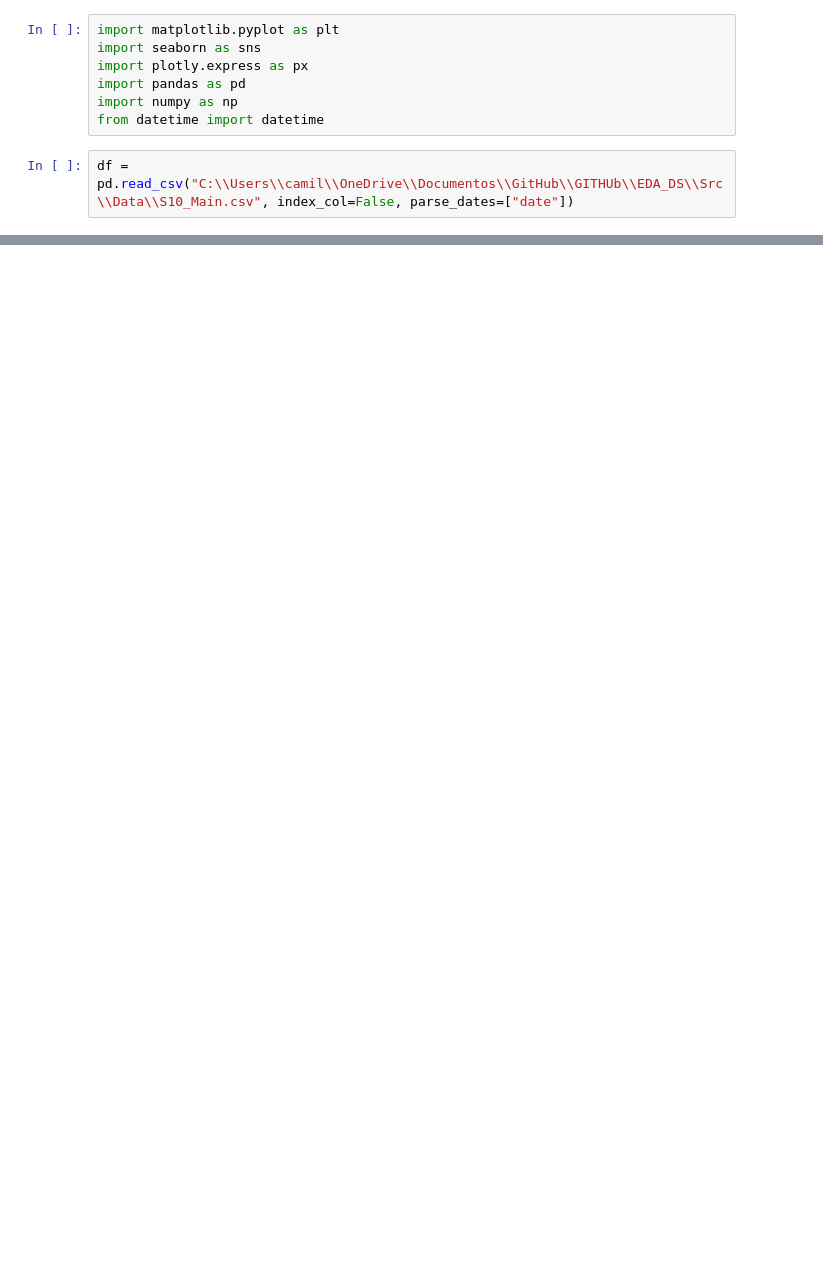
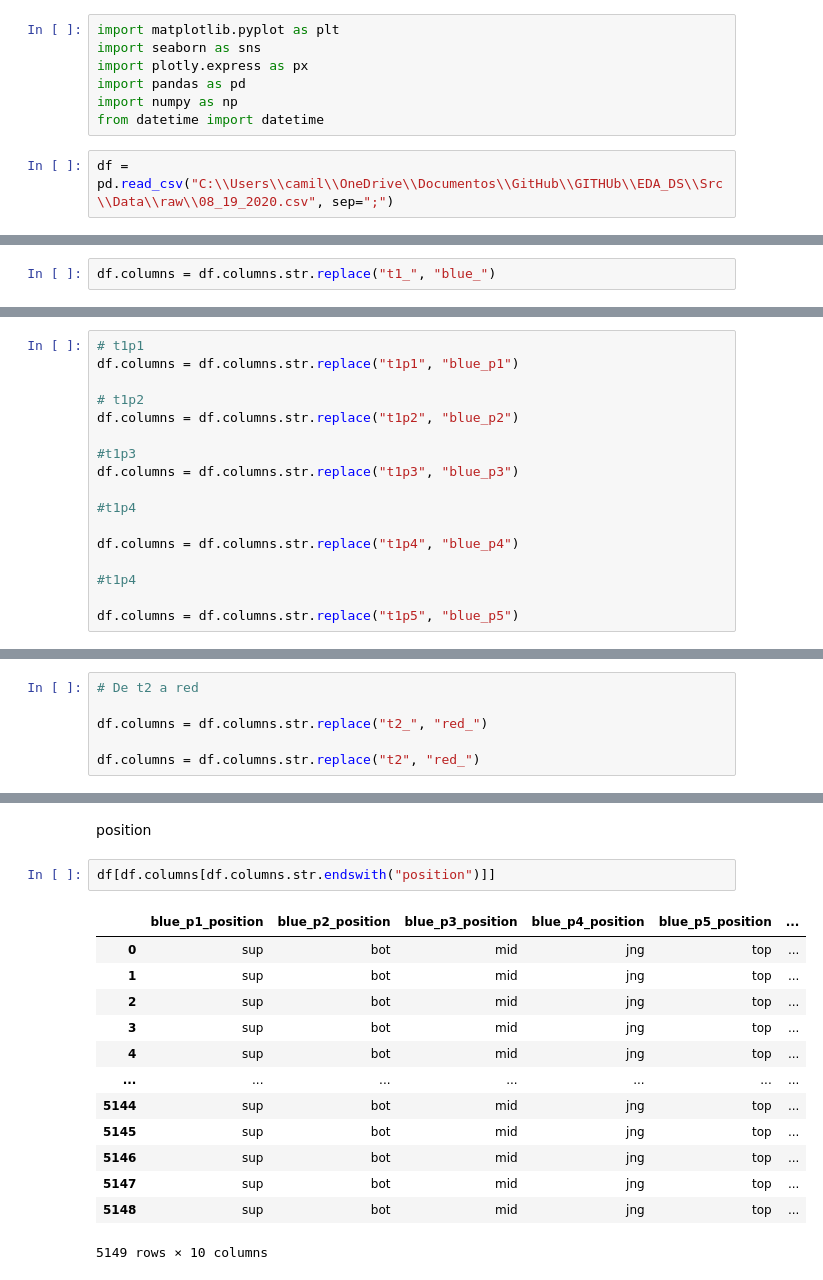
Before and after one commit to CamiloAPB/EDA_DS, a Jupyter notebook: Src/Notebooks/Prueba_funciones_clases.ipynb, the cells around one changed output, grey strips where cells are left out. Cells and saved outputs as stored; diff of their text form; blank space fills up the shorter version.

```diff
--- a/Src/Notebooks/Prueba_funciones_clases.ipynb
+++ b/Src/Notebooks/Prueba_funciones_clases.ipynb
@@ -6,4 +6,4 @@ import pandas as pd
 import numpy as np
 from datetime import datetime
 # %%
-df = pd.read_csv("C:\\Users\\camil\\OneDrive\\Documentos\\GitHub\\GITHUb\\EDA_DS\\Src\\Data\\S10_Main.csv", index_col=False, parse_dates=["date"])
+df = pd.read_csv("C:\\Users\\camil\\OneDrive\\Documentos\\GitHub\\GITHUb\\EDA_DS\\Src\\Data\\raw\\08_19_2020.csv", sep=";")
@@ -78,0 +27,2 @@ blue_wins = results["blue_result"][results["blue_result"] == 1].count()
+# %%
+df.columns = df.columns.str.replace("t1_", "blue_")
@@ -78,0 +52,17 @@ blue_wins = results["blue_result"][results["blue_result"] == 1].count()
+# %%
+# t1p1
+df.columns = df.columns.str.replace("t1p1", "blue_p1")
+
+# t1p2
+df.columns = df.columns.str.replace("t1p2", "blue_p2")
+
+#t1p3
+df.columns = df.columns.str.replace("t1p3", "blue_p3")
+
+#t1p4
+
+df.columns = df.columns.str.replace("t1p4", "blue_p4")
+
+#t1p4
+
+df.columns = df.columns.str.replace("t1p5", "blue_p5")
@@ -78,0 +100,6 @@ blue_wins = results["blue_result"][results["blue_result"] == 1].count()
+# %%
+# De t2 a red
+
+df.columns = df.columns.str.replace("t2_", "red_")
+
+df.columns = df.columns.str.replace("t2", "red_")
@@ -78,0 +122,18 @@ blue_wins = results["blue_result"][results["blue_result"] == 1].count()
+# %% [markdown]
+position
+# %%
+df[df.columns[df.columns.str.endswith("position")]]
+# %% [output]
+|  | blue_p1_position | blue_p2_position | blue_p3_position | blue_p4_position | blue_p5_position | ... |
+| 0 | sup | bot | mid | jng | top | ... |
+| 1 | sup | bot | mid | jng | top | ... |
+| 2 | sup | bot | mid | jng | top | ... |
+| 3 | sup | bot | mid | jng | top | ... |
+| 4 | sup | bot | mid | jng | top | ... |
+| ... | ... | ... | ... | ... | ... | ... |
+| 5144 | sup | bot | mid | jng | top | ... |
+| 5145 | sup | bot | mid | jng | top | ... |
+| 5146 | sup | bot | mid | jng | top | ... |
+| 5147 | sup | bot | mid | jng | top | ... |
+| 5148 | sup | bot | mid | jng | top | ... |
+5149 rows × 10 columns
```
Also changed, not shown: parts of 36 cells of this notebook, 9 other files.
